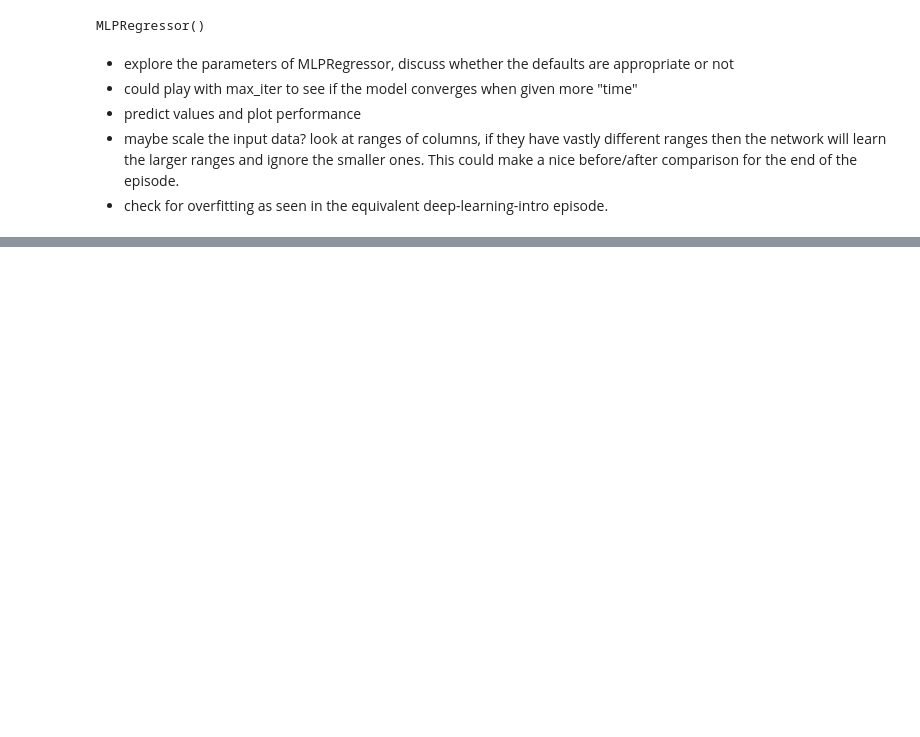
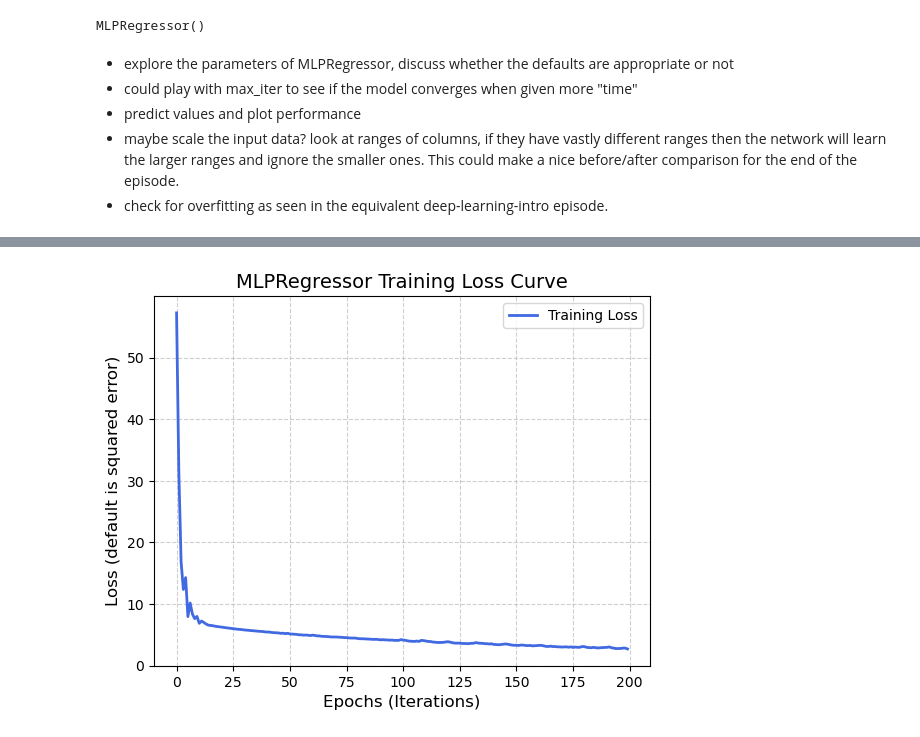
Before and after one commit to carpentries-incubator/ml-concepts, a Jupyter notebook: episodes/files/weather_NN_regression.ipynb, the cells around one changed output, grey strips where cells are left out. Cells and saved outputs as stored; diff of their text form; code cells hidden in the pictures; blank space fills up the shorter version.

Commit message:
Added some plotting after zero-shot training of MLPRegressor

```diff
--- a/episodes/files/weather_NN_regression.ipynb
+++ b/episodes/files/weather_NN_regression.ipynb
@@ -55,0 +64,10 @@ MLPRegressor()
+# %%
+plt.plot(basel_sunshine_predictor.loss_curve_, label="Training Loss", color="royalblue", lw=2)
+plt.xlabel("Epochs (Iterations)", fontsize=12)
+plt.ylabel("Loss (default is squared error)", fontsize=12)
+plt.title("MLPRegressor Training Loss Curve", fontsize=14)
+plt.grid(True, linestyle="--", alpha=0.6)
+plt.legend()
+plt.show()
+# %% [output]
+[figure, added]
```
Also changed, not shown: parts of 4 cells of this notebook.
